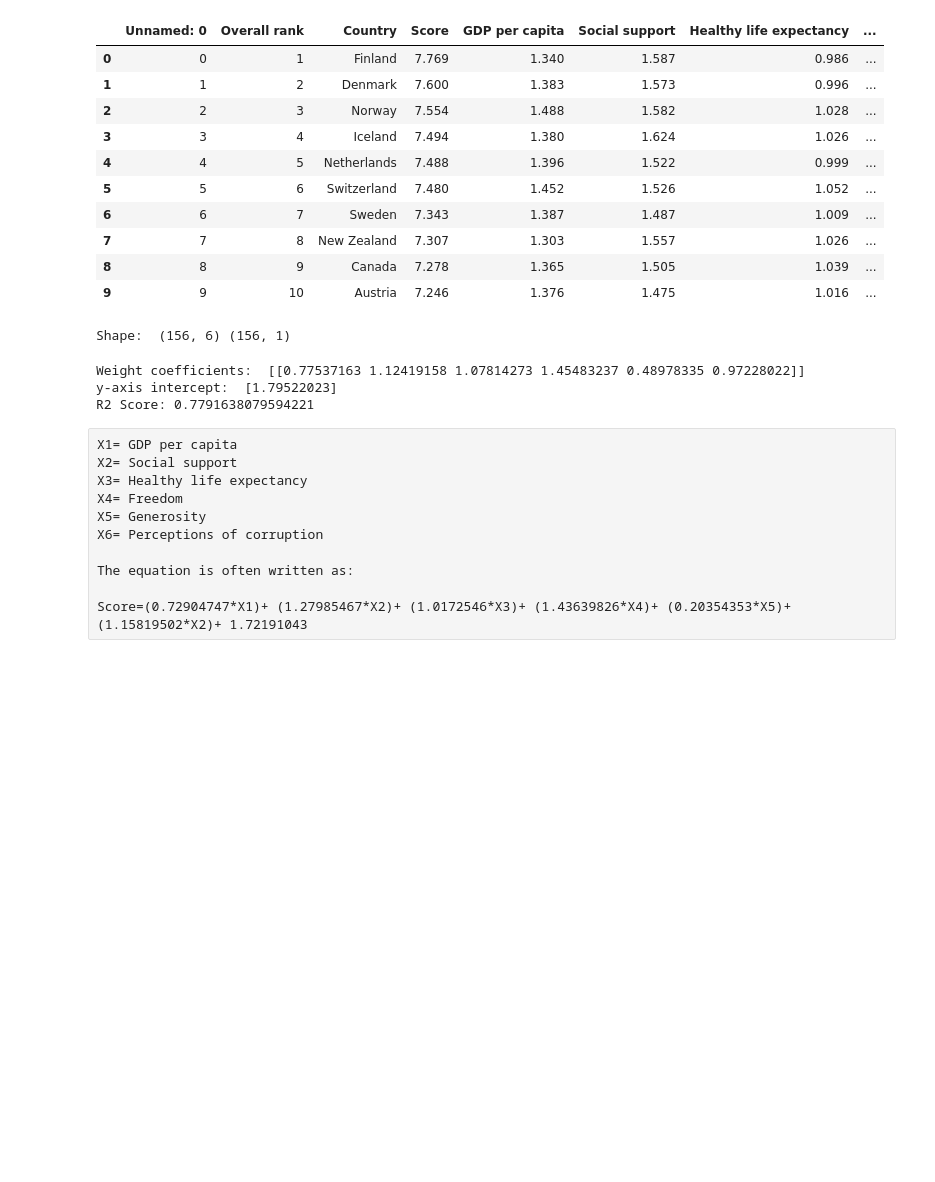
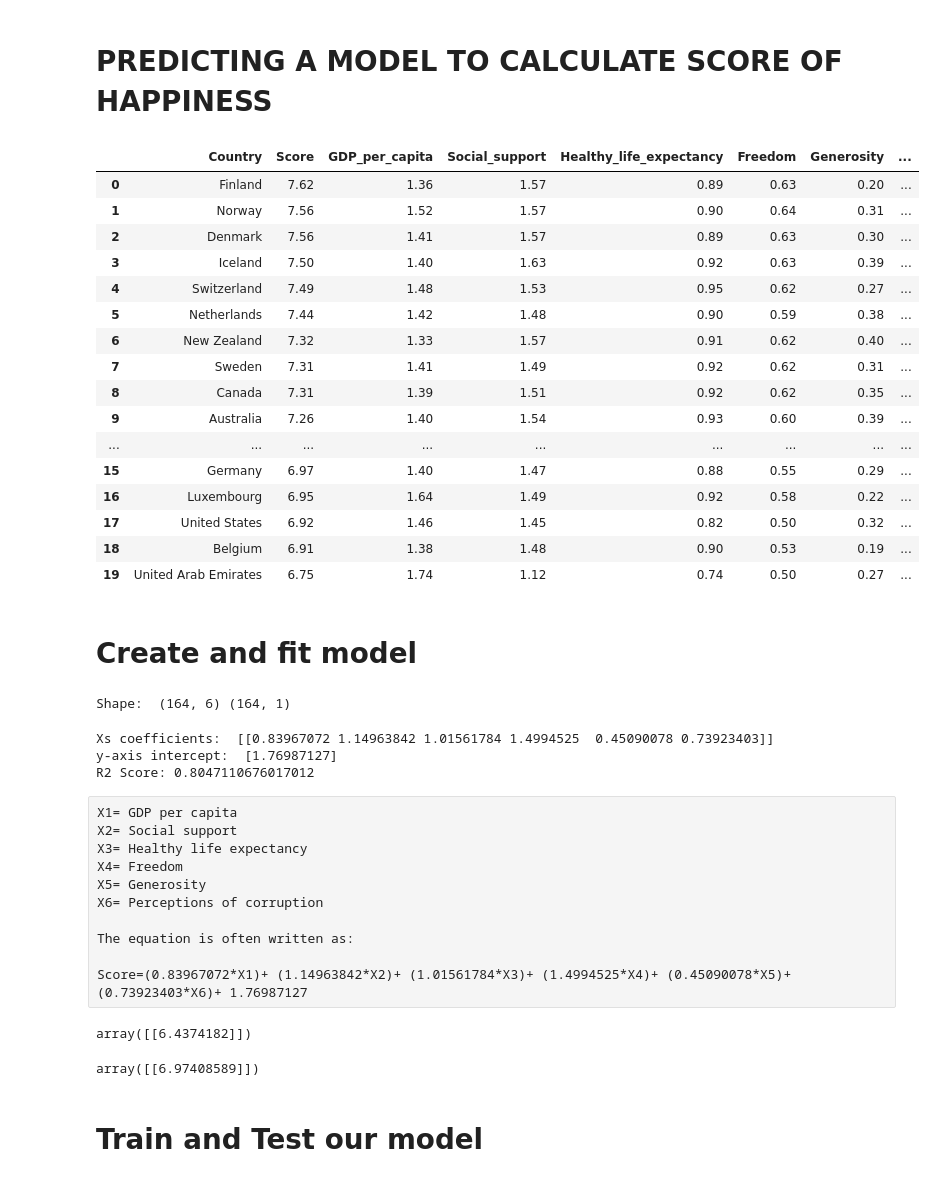
Before and after one commit to Lanpham0110/Final_Project, a Jupyter notebook: Untitled.ipynb, the cells around one changed output. Saved outputs shown, nothing was run; the diff lists cells and outputs as text; code cells hidden in the pictures; blank space fills up the shorter version.

```diff
--- a/Untitled.ipynb
+++ b/Untitled.ipynb
@@ -1,2 +1,4 @@
+# %% [markdown]
+# PREDICTING A MODEL TO CALCULATE SCORE OF HAPPINESS
 # %%
 %matplotlib inline
@@ -6,45 +14,52 @@ import pandas as pd
 # %%
 # Read the csv file into a pandas DataFrame
-year_2019 = pd.read_csv('2019_cleaned.csv')
-year_2019.head(10)
+Data_Analysis = pd.read_csv('Data_Analysis.csv')
+Data_Analysis.head(20)
 # %% [output]
-|  | Unnamed: 0 | Overall rank | Country | Score | GDP per capita | Social support | Healthy life expectancy | ... |
-| 0 | 0 | 1 | Finland | 7.769 | 1.340 | 1.587 | 0.986 | ... |
-| 1 | 1 | 2 | Denmark | 7.600 | 1.383 | 1.573 | 0.996 | ... |
-| 2 | 2 | 3 | Norway | 7.554 | 1.488 | 1.582 | 1.028 | ... |
-| 3 | 3 | 4 | Iceland | 7.494 | 1.380 | 1.624 | 1.026 | ... |
-| 4 | 4 | 5 | Netherlands | 7.488 | 1.396 | 1.522 | 0.999 | ... |
-| 5 | 5 | 6 | Switzerland | 7.480 | 1.452 | 1.526 | 1.052 | ... |
-| 6 | 6 | 7 | Sweden | 7.343 | 1.387 | 1.487 | 1.009 | ... |
-| 7 | 7 | 8 | New Zealand | 7.307 | 1.303 | 1.557 | 1.026 | ... |
-| 8 | 8 | 9 | Canada | 7.278 | 1.365 | 1.505 | 1.039 | ... |
-| 9 | 9 | 10 | Austria | 7.246 | 1.376 | 1.475 | 1.016 | ... |
+|  | Country | Score | GDP_per_capita | Social_support | Healthy_life_expectancy | Freedom | Generosity | ... |
+| 0 | Finland | 7.62 | 1.36 | 1.57 | 0.89 | 0.63 | 0.20 | ... |
+| 1 | Norway | 7.56 | 1.52 | 1.57 | 0.90 | 0.64 | 0.31 | ... |
+| 2 | Denmark | 7.56 | 1.41 | 1.57 | 0.89 | 0.63 | 0.30 | ... |
+| 3 | Iceland | 7.50 | 1.40 | 1.63 | 0.92 | 0.63 | 0.39 | ... |
+| 4 | Switzerland | 7.49 | 1.48 | 1.53 | 0.95 | 0.62 | 0.27 | ... |
+| 5 | Netherlands | 7.44 | 1.42 | 1.48 | 0.90 | 0.59 | 0.38 | ... |
+| 6 | New Zealand | 7.32 | 1.33 | 1.57 | 0.91 | 0.62 | 0.40 | ... |
+| 7 | Sweden | 7.31 | 1.41 | 1.49 | 0.92 | 0.62 | 0.31 | ... |
+| 8 | Canada | 7.31 | 1.39 | 1.51 | 0.92 | 0.62 | 0.35 | ... |
+| 9 | Australia | 7.26 | 1.40 | 1.54 | 0.93 | 0.60 | 0.39 | ... |
+| ... | ... | ... | ... | ... | ... | ... | ... | ... |
+| 15 | Germany | 6.97 | 1.40 | 1.47 | 0.88 | 0.55 | 0.29 | ... |
+| 16 | Luxembourg | 6.95 | 1.64 | 1.49 | 0.92 | 0.58 | 0.22 | ... |
+| 17 | United States | 6.92 | 1.46 | 1.45 | 0.82 | 0.50 | 0.32 | ... |
+| 18 | Belgium | 6.91 | 1.38 | 1.48 | 0.90 | 0.53 | 0.19 | ... |
+| 19 | United Arab Emirates | 6.75 | 1.74 | 1.12 | 0.74 | 0.50 | 0.27 | ... |
+# %% [markdown]
+# Create and fit model
 # %%
 # Assign the data to X and y
-X = year_2019[["GDP per capita", "Social support", "Healthy life expectancy", "Freedom", "Generosity", "Perceptions of corruption"]]
-y = year_2019["Score"].values.reshape(-1, 1)
+X = Data_Analysis[["GDP_per_capita", "Social_support", "Healthy_life_expectancy", "Freedom", "Generosity", "Perceptions_of_corruption"]]
+y = Data_Analysis["Score"].values.reshape(-1, 1)
 
 print("Shape: ", X.shape, y.shape)
 # %% [output]
-Shape:  (156, 6) (156, 1)
+Shape:  (164, 6) (164, 1)
 # %%
 # Create the model using LinearRegression
 
-from sklearn.linear_model import LinearRegression
-model = LinearRegression()
+model = linear_model.LinearRegression()
 
 # Fitting our model with all of our features in X
 model.fit(X, y)
 
 score = model.score(X, y)
 
-print('Weight coefficients: ', model.coef_)
+print('Xs coefficients: ', model.coef_)
 print('y-axis intercept: ', model.intercept_)
 print(f"R2 Score: {score}")
 # %% [output]
-Weight coefficients:  [[0.77537163 1.12419158 1.07814273 1.45483237 0.48978335 0.97228022]]
-y-axis intercept:  [1.79522023]
-R2 Score: 0.7791638079594221
+Xs coefficients:  [[0.83967072 1.14963842 1.01561784 1.4994525  0.45090078 0.73923403]]
+y-axis intercept:  [1.76987127]
+R2 Score: 0.8047110676017012
 # %% [raw]
 X1= GDP per capita
 X2= Social support
@@ -55,7 +70,21 @@ X6= Perceptions of corruption
 
 The equation is often written as:
 
-Score=(0.72904747*X1)+ (1.27985467*X2)+ (1.0172546*X3)+ (1.43639826*X4)+ (0.20354353*X5)+ (1.15819502*X2)+ 1.72191043
+Score=(0.83967072*X1)+ (1.14963842*X2)+ (1.01561784*X3)+ (1.4994525*X4)+ (0.45090078*X5)+ (0.73923403*X6)+ 1.76987127
+# %%
+#Predict happniness score for United States (actual score from data is 6.92)
+
+model.predict([[1.433,1.457,0.874,0.454,0.280,0.128]])
+# %% [output]
+array([[6.4374182]])
+# %%
+#Predict happniness score for Finland (actual score from data is 7.62)
+
+model.predict([[1.340,1.587,0.986,0.596,0.153,0.393]])
+# %% [output]
+array([[6.97408589]])
+# %% [markdown]
+# Train and Test our model
 # %%
 # Use train_test_split to create training and testing data
 
```
Also changed, not shown: parts of 6 cells of this notebook, 5 other files.
